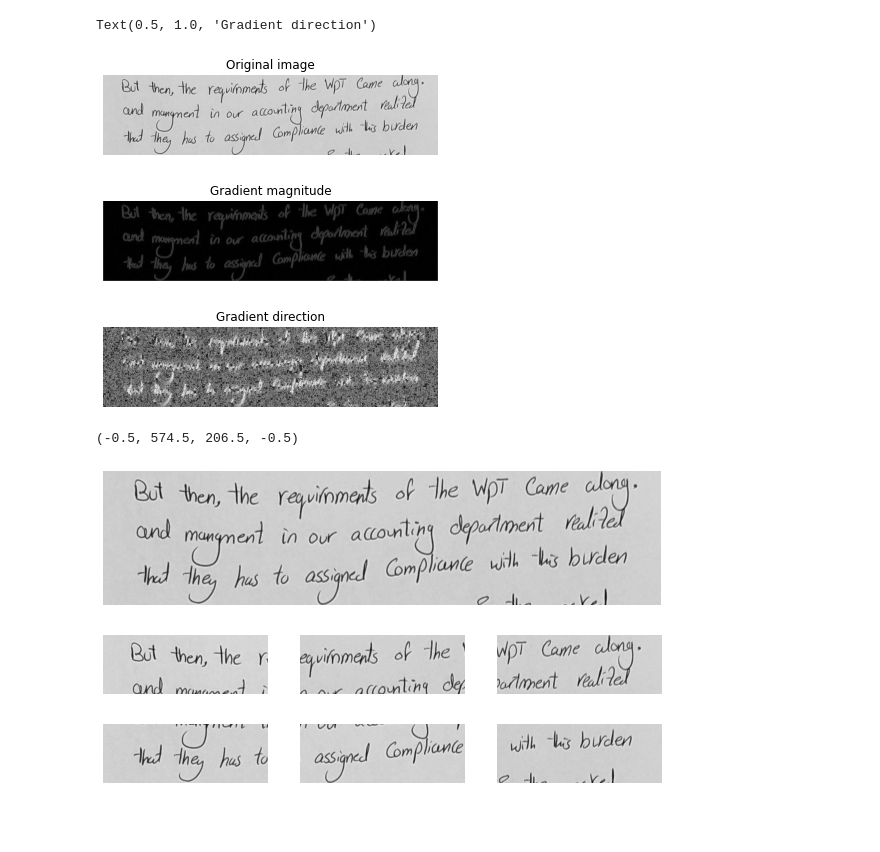
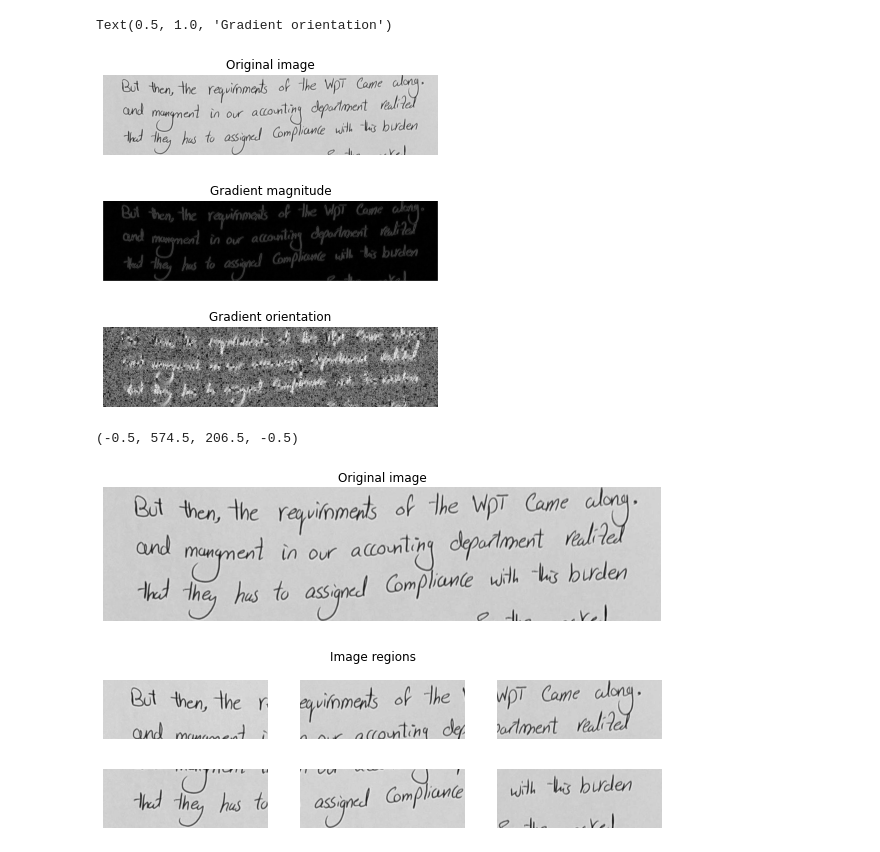
Before and after one commit to Omar-ahmed314/S-he-detector, a Jupyter notebook: HOG.ipynb, the cells around one changed output. Cells and saved outputs as stored; diff of their text form; code cells hidden in the pictures; blank space fills up the shorter version.

```diff
--- a/HOG.ipynb
+++ b/HOG.ipynb
@@ -56,15 +56,12 @@ def gradient_info(img):
 
 img = np.array(color.rgb2gray(io.imread("F1/F1-10.jpg")))
 
-gradient_magnitude,gradient_direction=gradient_info(img)
-
-# print(magnitude.shape,direction.shape)
+gradient_magnitude,gradient_orientation=gradient_info(img)
 
 plt.figure(1)
 plt.imshow(img, cmap="gray")
 plt.axis("off")
 plt.title("Original image")
-
 
 plt.figure(2)
 plt.imshow(gradient_magnitude, cmap="gray")
@@ -72,13 +69,13 @@ plt.axis("off")
 plt.title("Gradient magnitude")
 
 plt.figure(3)
-plt.imshow(gradient_direction, cmap="gray")
+plt.imshow(gradient_orientation, cmap="gray")
 plt.axis("off")
-plt.title("Gradient direction")
+plt.title("Gradient orientation")
 # %% [output]
-Text(0.5, 1.0, 'Gradient direction')
+Text(0.5, 1.0, 'Gradient orientation')
 [figure]
 [figure]
-[figure, old version]
+[figure, new version]
 # %%
 # given an img divided into separated lines
@@ -105,36 +102,38 @@ def divide_line_to_regions(img):
 # %%
 #-------------------- Testing dividing image into 6 regions ---------------------------
 
 line_img = np.array(color.rgb2gray(io.imread("F1/F1-10.jpg")))
 region1,region2,region3,region4,region5,region6= divide_line_to_regions(line_img)
 
 plt.figure(1,figsize=[10, 5])
 plt.imshow(line_img, cmap="gray")
+plt.title("Original image")
 plt.axis("off")
 
 fig, axs = plt.subplots(2, 3, figsize=[10, 3])
-plt.axis("off")
+fig.suptitle('Image regions')
+
 axs[0, 0].imshow(region1, cmap="gray")
 axs[0, 0].axis('off')
 
 axs[0, 1].imshow(region2, cmap="gray")
 axs[0, 1].axis('off')
 
 axs[0, 2].imshow(region3, cmap="gray")
 axs[0, 2].axis('off')
 
 axs[1, 0].imshow(region4, cmap="gray")
 axs[1, 0].axis('off')
 
 axs[1, 1].imshow(region5, cmap="gray")
 axs[1, 1].axis('off')
 
 axs[1, 2].imshow(region6, cmap="gray")
 axs[1, 2].axis('off')
 # %% [output]
 (-0.5, 574.5, 206.5, -0.5)
-[figure, old version]
+[figure, new version]
-[figure, old version]
+[figure, new version]
 # %%
 
 line_img = np.array(color.rgb2gray(io.imread("F1/F1-10.jpg")))
```
Also changed, not shown: parts of 5 cells of this notebook.
